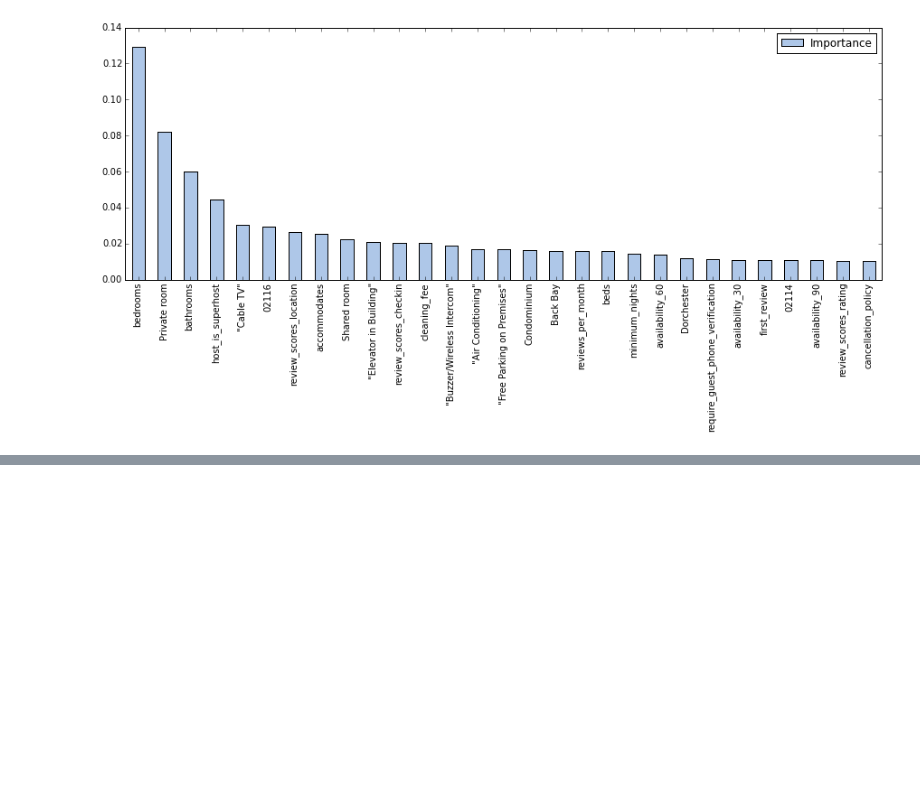
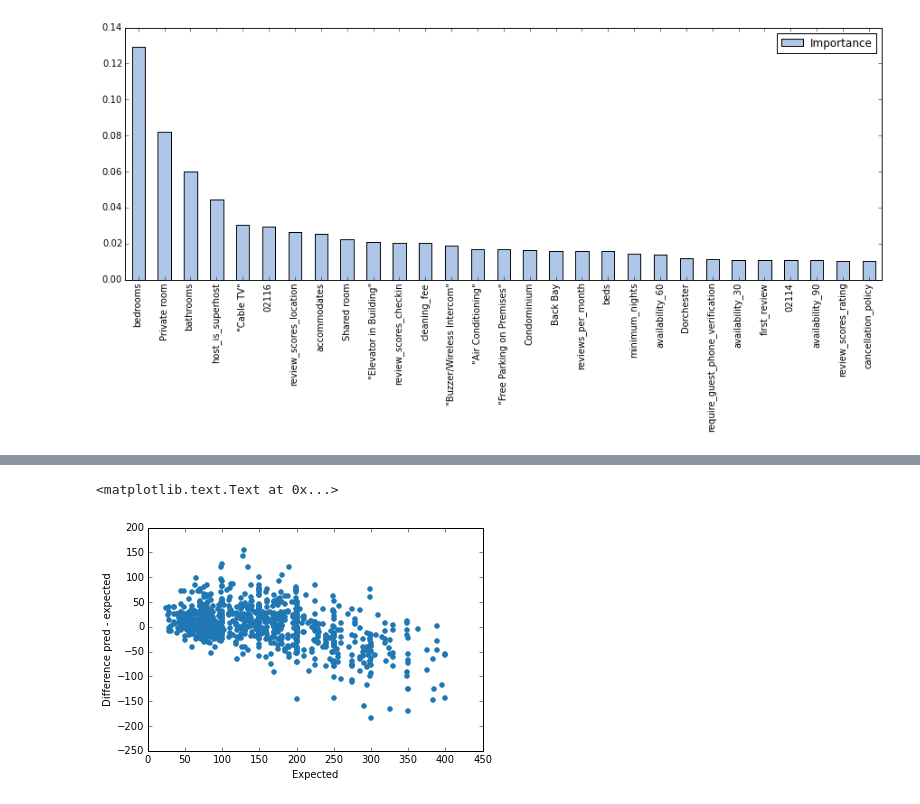
Before and after one commit to Isiaru/Capstone-Airbnb-Boston, a Jupyter notebook: Airbnb-Boston.ipynb, the cells around one changed output, grey strips where cells are left out. Saved outputs shown, nothing was run; the diff lists cells and outputs as text; code cells hidden in the pictures; blank space fills up the shorter version.

```diff
--- a/Airbnb-Boston.ipynb
+++ b/Airbnb-Boston.ipynb
@@ -943,0 +1227,20 @@ imp[imp.Importance>0.01].sort_values(by='Importance',ascending=False).plot(kind=
+# %%
+model = xgb.XGBRegressor()
+
+parameters = {#'nthread':[4], #when use hyperthread, xgboost may become slower
+              'booster':['gbtree'],
+              'objective':['reg:linear'],
+              'learning_rate': [0.03,0.05,0.1,0.5,1], #so called `eta` value
+              'max_depth': [3],
+              'min_child_weight': [3],
+              'n_estimators': [250,500,1000],
+              'subsample':[0.5]}  #set to 0.5 to try to avoid overfitting
+
+model = GridSearchCV(model,parameters,cv = 3,verbose=True)
+
+model = model.fit(train_meta.values, y_train.values)
+y_train_pred = model.predict(train_meta.values)
+y_pred = model.predict(test_meta.values)
+
+
+validation_metrics(y_train, y_train_pred, y_test,y_pred)
@@ -943,0 +1355,14 @@ imp[imp.Importance>0.01].sort_values(by='Importance',ascending=False).plot(kind=
+# %%
+result = pd.DataFrame()
+result['pred'] = y_pred.reshape(y_pred.shape[0],).tolist()
+result['test'] = y_test.tolist()
+result['diff'] = (result.pred - result.test)#.abs()
+result.sort_values(by='diff',ascending=False)
+
+plt.scatter(x=result.test.tolist(),y=result['diff'].tolist(), color=tableau20[0])
+plt.ylabel("Difference pred - expected");
+plt.xlabel("Expected");
+#fig.savefig('Diff pred real.png',bbox_inches='tight')
+# %% [output]
+<matplotlib.text.Text at 0x...>
+[figure, added]
```
Also changed, not shown: parts of 20 cells of this notebook.
